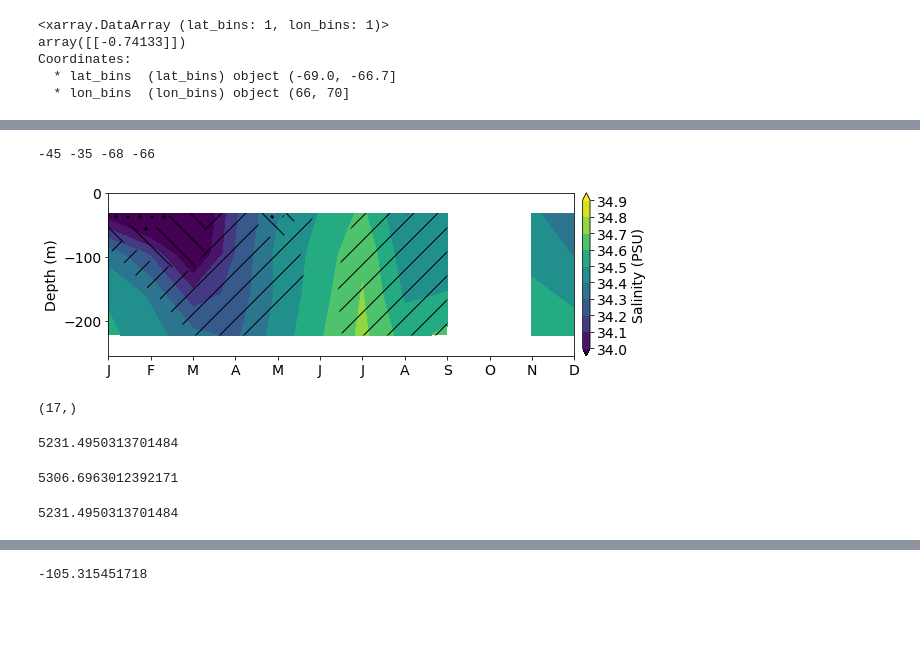
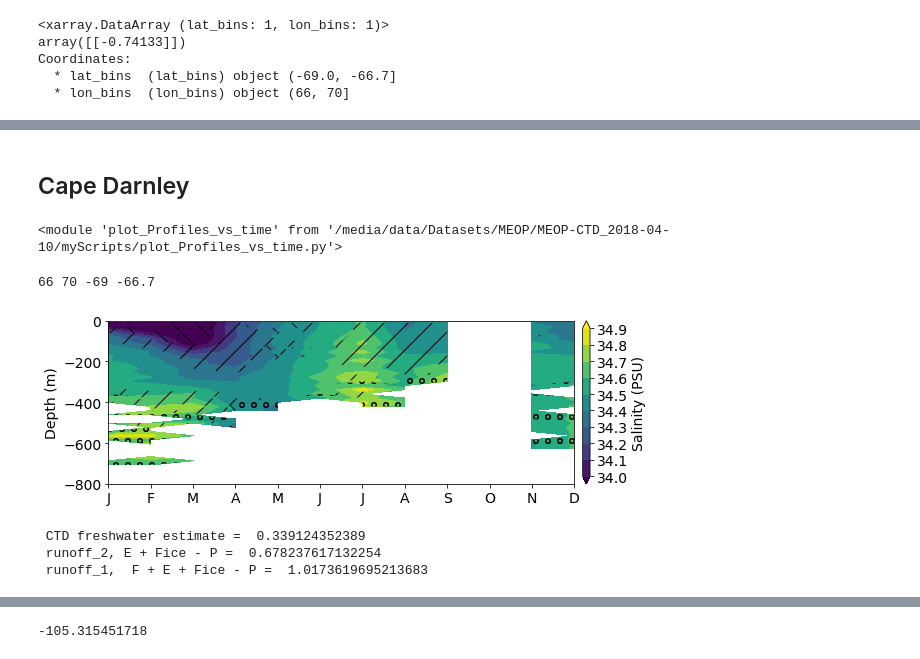
Before and after one commit to adityarn/antarctic_margins_MEOP, a Jupyter notebook: FreshwaterFluxes.ipynb, the cells around one changed output, grey strips where cells are left out. Saved outputs shown, nothing was run; the diff lists cells and outputs as text; code cells hidden in the pictures; blank space fills up the shorter version.

```diff
--- a/FreshwaterFluxes.ipynb
+++ b/FreshwaterFluxes.ipynb
@@ -381,27 +469,26 @@ Coordinates:
+# %% [markdown]
+## Cape Darnley
 # %%
 import plot_freshwater_vs_years as pltfh
+importlib.reload(pltfh)
 import plot_Profiles_vs_time as profile2dTime
+importlib.reload(profile2dTime)
+# %% [output]
+<module 'plot_Profiles_vs_time' from '/media/data/Datasets/MEOP/MEOP-CTD_2018-04-10/myScripts/plot_Profiles_vs_time.py'>
 # %%
-CDle75_fh_m, dl = profile2dTime.plot_sal_contours_with_time(dfmg[CDP&gline_le_75km],
-                                          years=[], depth_max=-255, zbin=50,
-                                         levs=salrange_disc, save=True, type=0, clim=True, lonmin=-45, lonmax=-35,
-                                         savename="./Images/seasonal/CDA1_sal.png", wd=10, ht=3)
+latmin = -69
+latmax = -66.7
+lonmin = 66
+lonmax = 70
+CD_fwf = profile2dTime.compute_freshwater_fluxes(dfmg[CDP&gline_le_75km],
+                                        PEclim, seaIceFlux, bathy,
+                                        depth_max=-800, zbin=20,
+                                        levs=salrange_disc, save=True, clim=True, lonmin=lonmin, lonmax=lonmax,
+                                        latmin = latmin, latmax=latmax,
+                                        savename="./Images/seasonal/CDA1_sal.png", wd=10, ht=3)
 # %% [output]
--45 -35 -68 -66
+66 70 -69 -66.7
-[figure, old version]
+[figure, new version]
+ CTD freshwater estimate =  0.339124352389
+ runoff_2, E + Fice - P =  0.678237617132254
+ runoff_1,  F + E + Fice - P =  1.0173619695213683
-# %%
-CDle75_fh_m[0][0][0].shape
-# %% [output]
-(17,)
-# %%
-np.sum(CDle75_fh_m[0][0][0])
-# %% [output]
-5231.4950313701484
-# %%
-np.sum(CDle75_fh_m[0][0][0][dl[1:] > -251])
-# %% [output]
-5306.6963012392171
-# %%
-np.nansum(CDle75_fh_m[0][0][0,::-1][0:4])
-# %% [output]
-5231.4950313701484
```
Also changed, not shown: parts of 28 cells of this notebook, 2 other files.
